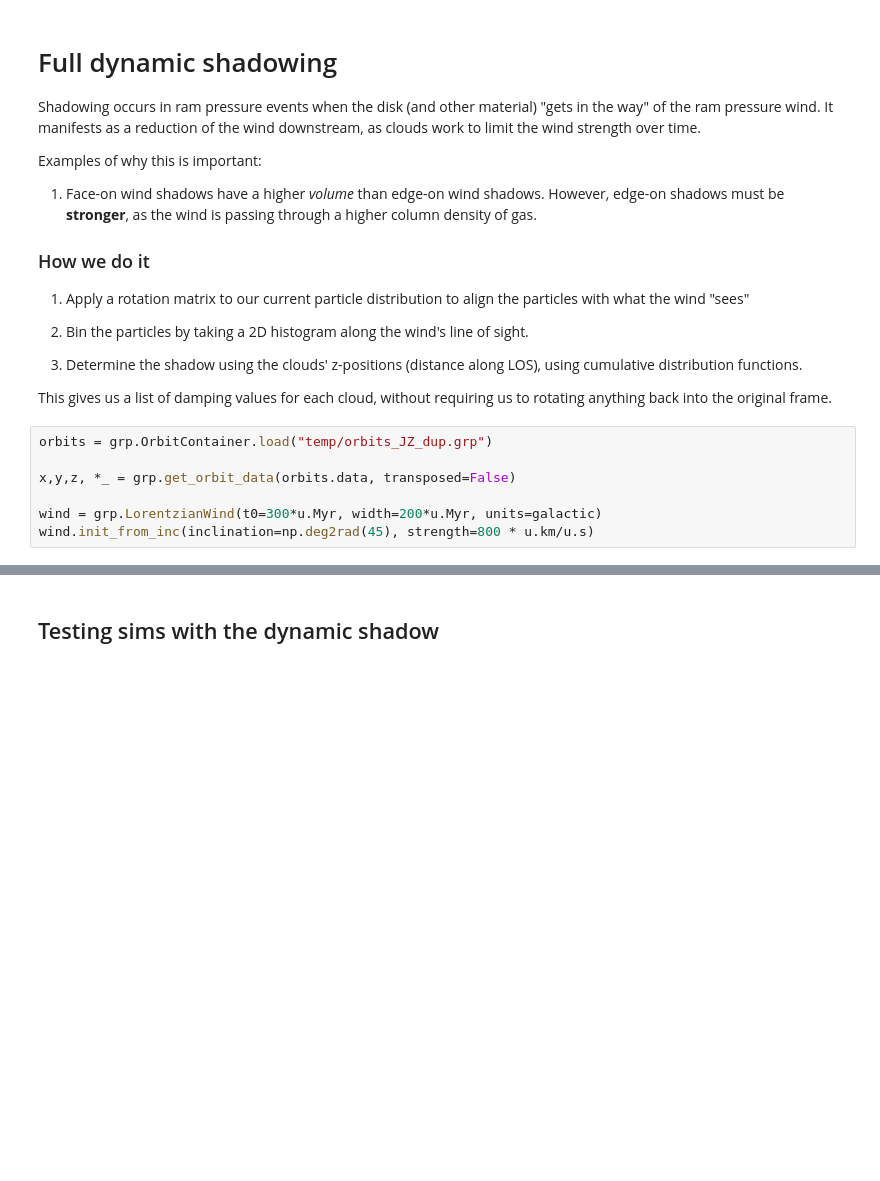
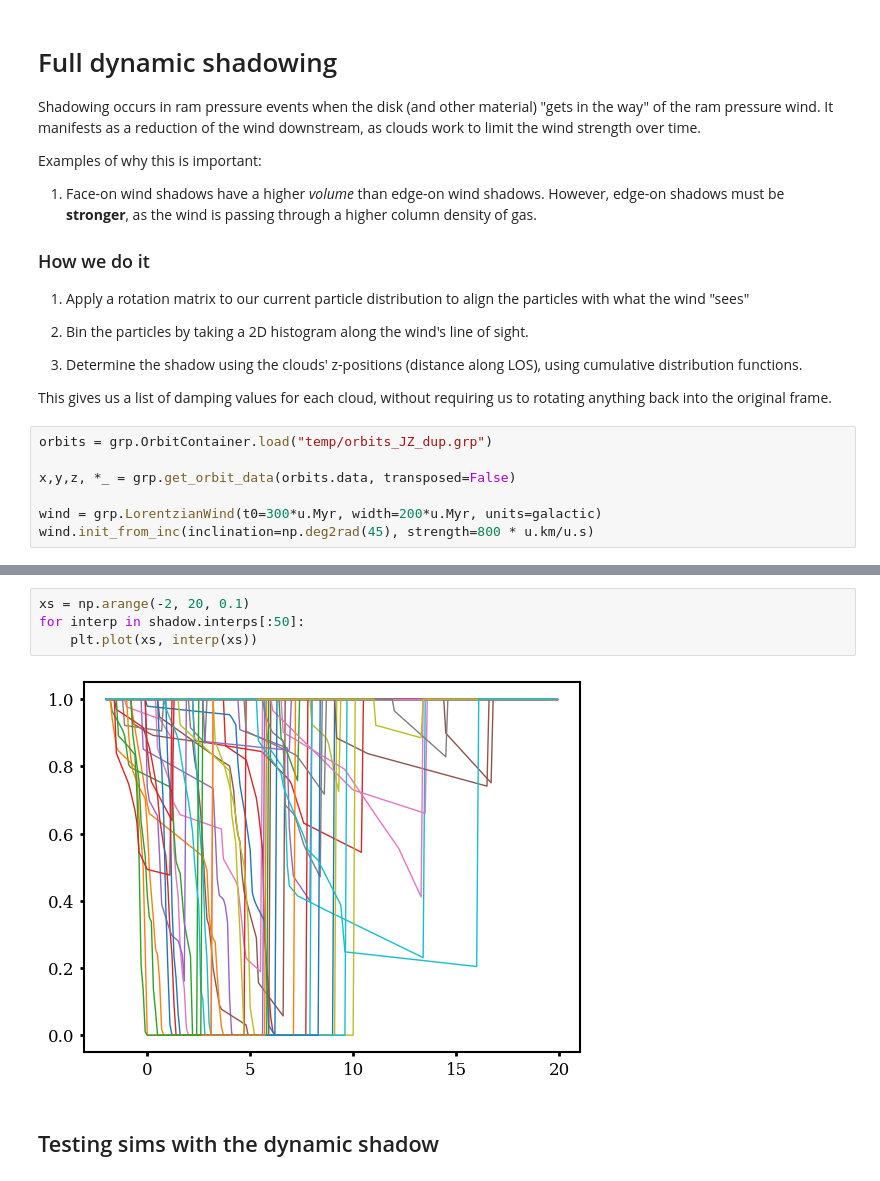
Before and after one commit to HSouch/galarp, a Jupyter notebook: paper/0-1-FullDynamicShadow.ipynb, the cells around one changed output, grey strips where cells are left out. Cells and saved outputs as stored; diff of their text form; blank space fills up the shorter version.

```diff
--- a/paper/0-1-FullDynamicShadow.ipynb
+++ b/paper/0-1-FullDynamicShadow.ipynb
@@ -262,3 +207,9 @@ NameError: name 'np' is not defined
+# %%
+xs = np.arange(-2, 20, 0.1)
+for interp in shadow.interps[:50]:
+    plt.plot(xs, interp(xs))
+# %% [output]
+[figure, added]
 # %% [markdown]
 ## Testing sims with the dynamic shadow
 # %%
```
Also changed, not shown: parts of 15 cells of this notebook, 2 other files.
